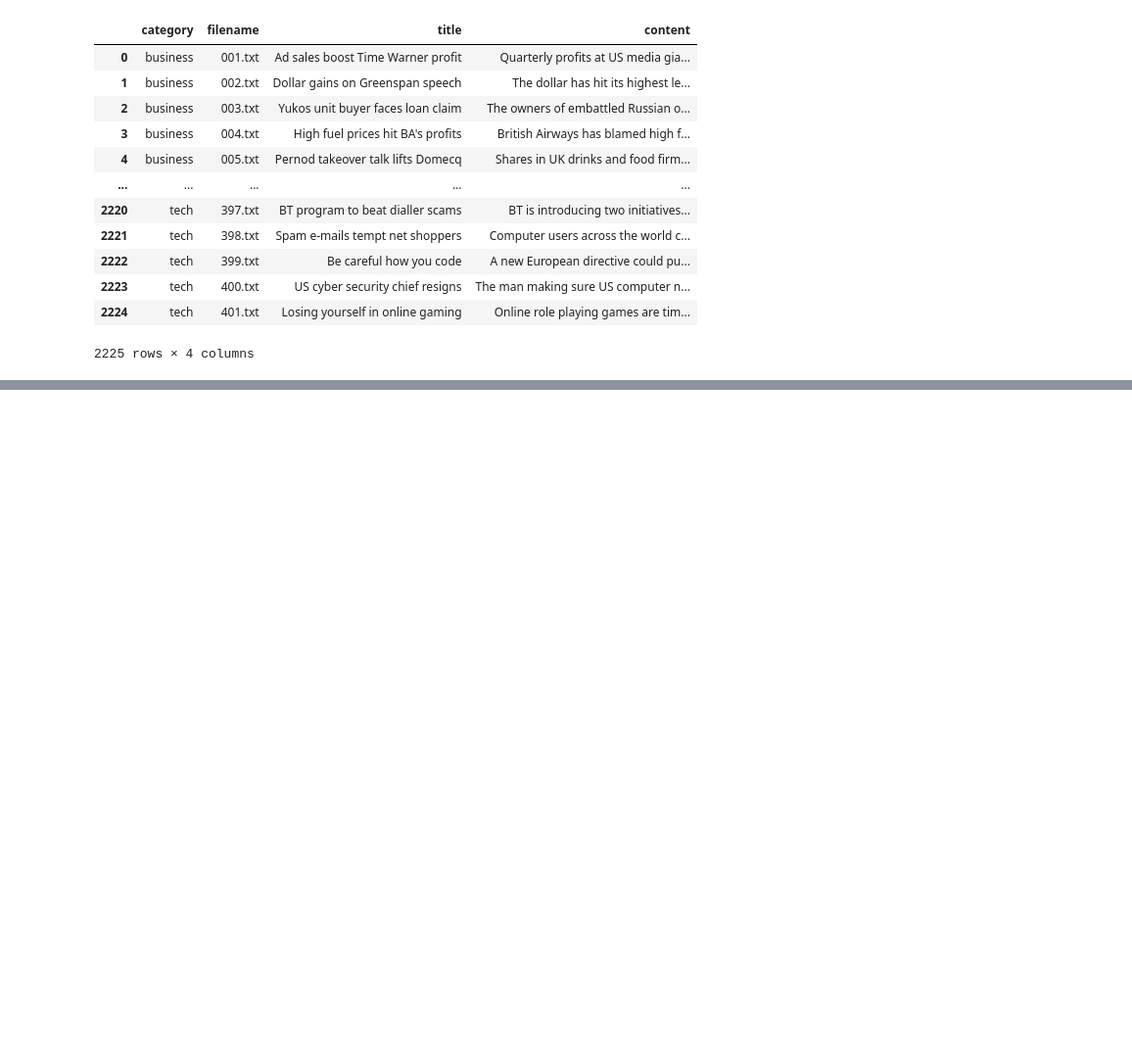
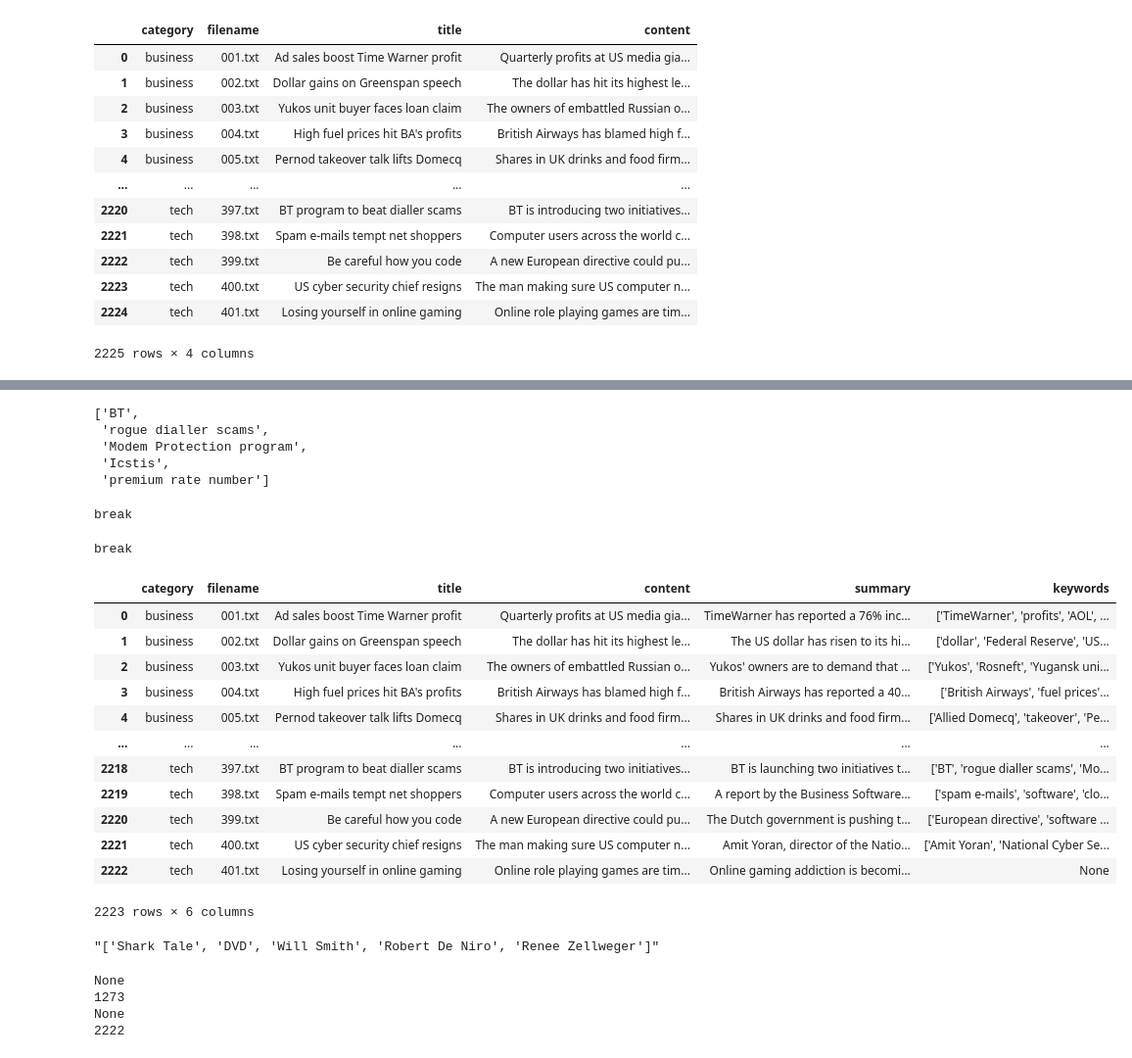
Before and after one commit to AchintyaX/pitch.ai, a Jupyter notebook: notebooks/Data_Exploration.ipynb, the cells around one changed output, grey strips where cells are left out. Shown at 98% size. Saved outputs shown, nothing was run; the diff lists cells and outputs as text; code cells hidden in the pictures; blank space fills up the shorter version.

Commit message:
Update: adding summary and keywords extracted using gpt3.5-turbo

```diff
--- a/notebooks/Data_Exploration.ipynb
+++ b/notebooks/Data_Exploration.ipynb
@@ -24,0 +144,5 @@ df
+# %%
+system_msg_2 = """
+Extract  top 5 keywords and entities from the given news article
+Return them in the format - [word1, word2 , word3, word4, word5]
+"""
@@ -24,0 +183,75 @@ df
+# %%
+literal_eval("['BT', 'rogue dialler scams', 'Modem Protection program', 'Icstis', 'premium rate number']")
+# %% [output]
+['BT',
+ 'rogue dialler scams',
+ 'Modem Protection program',
+ 'Icstis',
+ 'premium rate number']
+# %%
+def get_keywords_response(title_x: str, content_x: str) ->  str:
+    MAX_RETRIES = 10
+    num_retries = 0
+    while num_retries < MAX_RETRIES:
+        try:
+            response = openai.ChatCompletion.create(
+              temperature=0.1,
+              model="gpt-3.5-turbo",
+              messages=[
+                    {"role": "system", "content":system_msg_2},
+                    {"role": "user", "content":f"title: {title}\n {content}"},
+                    {"role": "assistant", "content":"['BT', 'rogue dialler scams', 'Modem Protection program', 'Icstis', 'premium rate number']" },
+                    {"role": "user", "content": f"title : {title_x}\n {content_x}"}
+                    ]
+                )
+            response_theme = response['choices'][0]['message']['content']
+            return response_theme
+        except Exception as e:
+            pass
+        num_retries += 1
+    print("break")
+    return  None
+# %%
+keywords = []
+for i,j in tqdm(zip(df['title'], df['content'])):
+    keyphrases = get_keywords_response(i, j)
+    keywords.append(keyphrases)
+# %% [output]
+break
+break
+# %%
+df['keywords'] = keywords
+# %%
+df
+# %% [output]
+|  | category | filename | title | content | summary | keywords |
+| 0 | business | 001.txt | Ad sales boost Time Warner profit | Quarterly profits at US media gia... | TimeWarner has reported a 76% inc... | ['TimeWarner', 'profits', 'AOL', ... |
+| 1 | business | 002.txt | Dollar gains on Greenspan speech | The dollar has hit its highest le... | The US dollar has risen to its hi... | ['dollar', 'Federal Reserve', 'US... |
+| 2 | business | 003.txt | Yukos unit buyer faces loan claim | The owners of embattled Russian o... | Yukos' owners are to demand that ... | ['Yukos', 'Rosneft', 'Yugansk uni... |
+| 3 | business | 004.txt | High fuel prices hit BA's profits | British Airways has blamed high f... | British Airways has reported a 40... | ['British Airways', 'fuel prices'... |
+| 4 | business | 005.txt | Pernod takeover talk lifts Domecq | Shares in UK drinks and food firm... | Shares in UK drinks and food firm... | ['Allied Domecq', 'takeover', 'Pe... |
+| ... | ... | ... | ... | ... | ... | ... |
+| 2218 | tech | 397.txt | BT program to beat dialler scams | BT is introducing two initiatives... | BT is launching two initiatives t... | ['BT', 'rogue dialler scams', 'Mo... |
+| 2219 | tech | 398.txt | Spam e-mails tempt net shoppers | Computer users across the world c... | A report by the Business Software... | ['spam e-mails', 'software', 'clo... |
+| 2220 | tech | 399.txt | Be careful how you code | A new European directive could pu... | The Dutch government is pushing t... | ['European directive', 'software ... |
+| 2221 | tech | 400.txt | US cyber security chief resigns | The man making sure US computer n... | Amit Yoran, director of the Natio... | ['Amit Yoran', 'National Cyber Se... |
+| 2222 | tech | 401.txt | Losing yourself in online gaming | Online role playing games are tim... | Online gaming addiction is becomi... | None |
+2223 rows × 6 columns
+# %%
+df['keywords'][867]
+# %% [output]
+"['Shark Tale', 'DVD', 'Will Smith', 'Robert De Niro', 'Renee Zellweger']"
+# %%
+j = 0
+for i in keywords:
+    try:
+        literal_eval(i)
+    except:
+        print(i)
+        print(j)
+    j+=1
+# %% [output]
+None
+1273
+None
+2222
```
Also changed, not shown: parts of 23 cells of this notebook, 2 other files.
